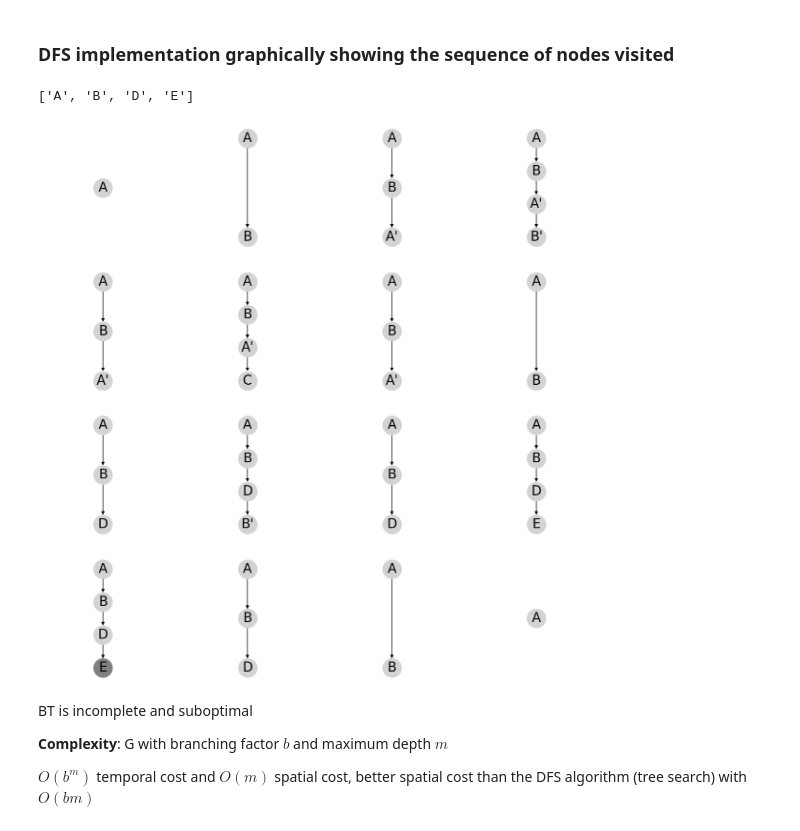
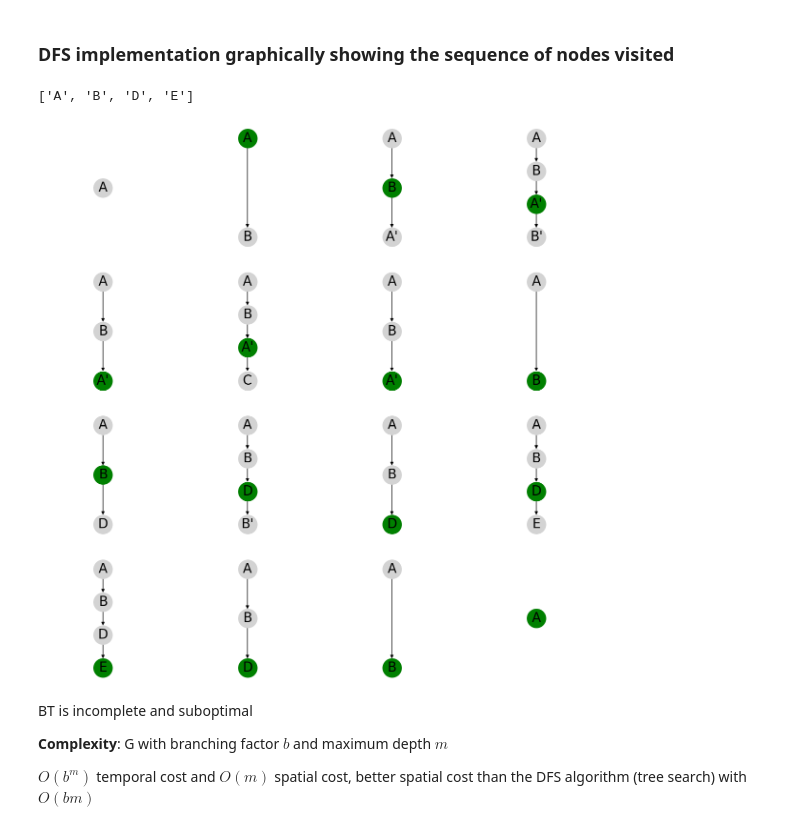
Before and after one commit to jorcisai/SIN, a Jupyter notebook: block1/search/Depth First Search (DFS)/dfs-bt.ipynb, the cells around one changed output. Drawn from its saved outputs; the diff is of its cells as text; code cells hidden in the pictures.

Commit message:
Highlighting active node and linking DFS

```diff
--- a/block1/search/Depth First Search (DFS)/dfs-bt.ipynb
+++ b/block1/search/Depth First Search (DFS)/dfs-bt.ipynb
@@ -76,39 +76,40 @@ nrows=4; ncols=4
 fig, _ = plt.subplots(nrows=nrows, ncols=ncols, figsize=(15, 15))
 axes = iter(fig.axes)
 
-def draw_graph(DG, source, target=[],):
+def draw_graph(DG, source, active=[], target=[]):
   nxDG=nx.DiGraph(DG)
   ax = next(axes)
   pos_nodes = nx.nx_agraph.pygraphviz_layout(nxDG,prog='dot',root=source)
   nx.draw(nxDG,pos=pos_nodes, ax=ax, with_labels=True, node_color="lightgray", node_size=800, font_size=20)
+  nx.draw_networkx_nodes(DG,pos=pos_nodes, ax=ax, nodelist=active, node_color='green', node_size=800)
   nx.draw_networkx_nodes(DG,pos=pos_nodes, ax=ax, nodelist=target, node_color='gray', node_size=800)
 
 def bt(G, s, m, Target):
   if s[0] in Target:
     draw_graph(DG, source, [s])
     return [s]
   if m == 0:
     return None
   Adj = DG[s]
   for n in iter(G[s[0]]):
     while n in DG: n+="'"
     Adj.append(n); DG[s]=Adj; DG.update({n:[]})
-    draw_graph(DG, source)
+    draw_graph(DG, source, [s])
     path = bt(G, n, m-1, Target)
     Adj.remove(n); DG[s]=Adj; del DG[n]
-    draw_graph(DG, source)
+    draw_graph(DG, source, [s])
     if path != None:
       return [s]+path
   return None
 
 M = 3
 source = 'A'
 DG={source:[]}
 draw_graph(DG, source)
 print(bt(G,source,M,Target))
 # %% [output]
 ['A', 'B', 'D', 'E']
-[figure, old version]
+[figure, new version]
 # %% [markdown]
 BT is incomplete and suboptimal
 
```
Also changed, not shown: parts of 3 cells of this notebook, 3 other files.
